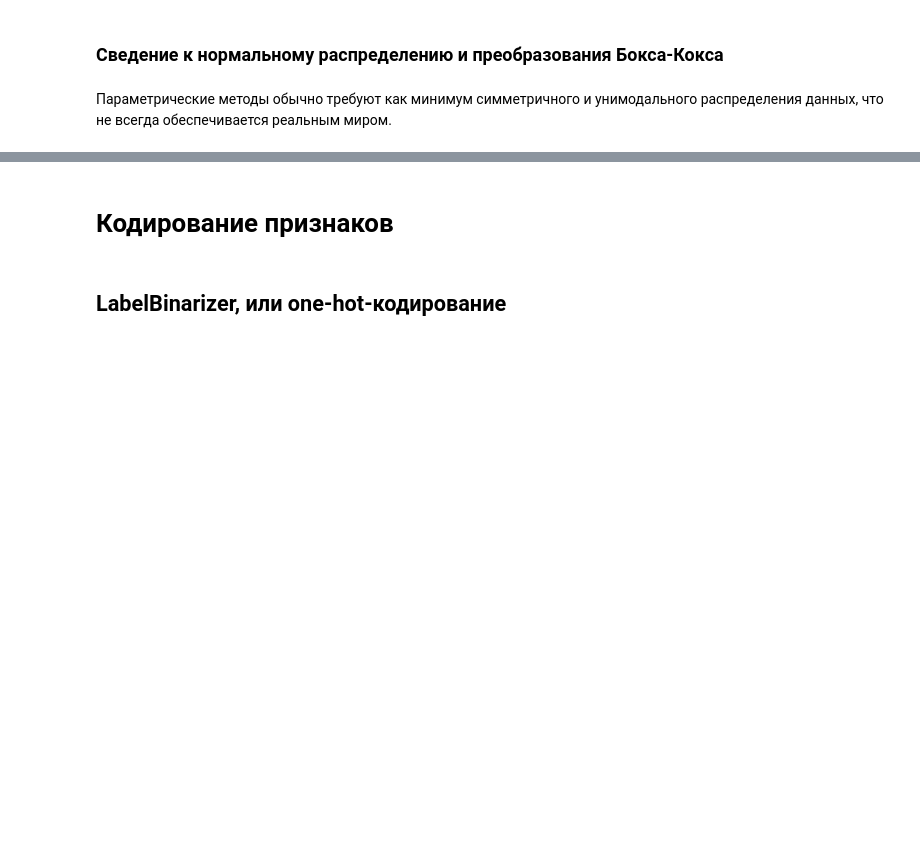
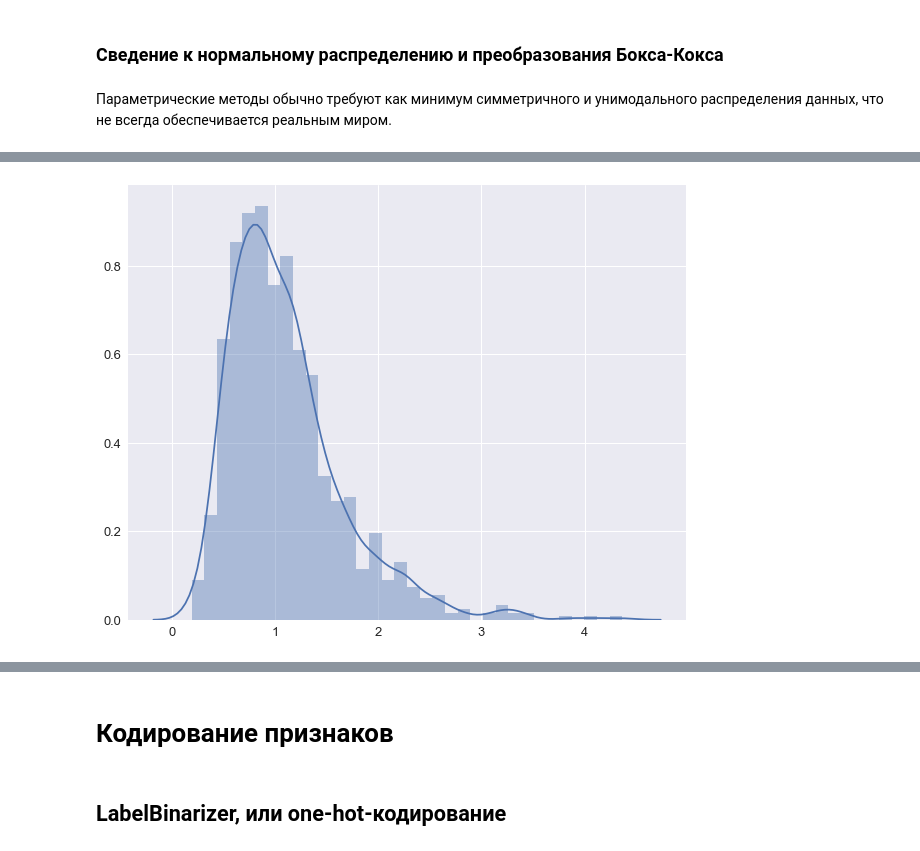
Before and after one commit to olferuk/MLSummerSchool, a Jupyter notebook: 5. Преобразование признаков.ipynb, the cells around one changed output, grey strips where cells are left out. Drawn from its saved outputs; the diff is of its cells as text; code cells hidden in the pictures; blank space fills up the shorter version.

```diff
--- a/5. Преобразование признаков.ipynb
+++ b/5. Преобразование признаков.ipynb
@@ -588,3 +586,7 @@ plt.hist(data, bins=50);
+# %%
+sns.distplot(data);
+# %% [output]
+[figure, added]
 # %%
 stats.describe(data)
 # %% [output]
```
Also changed, not shown: parts of 17 cells of this notebook, 4 other files.
